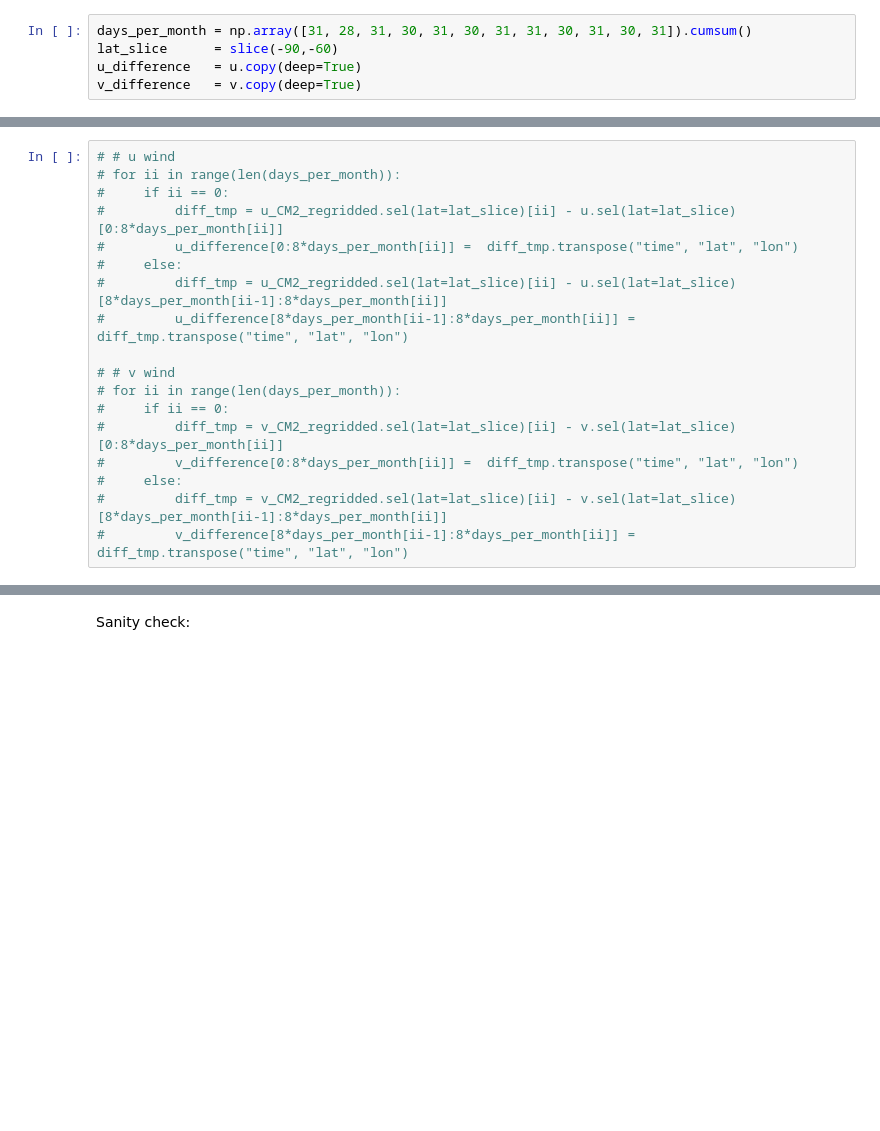
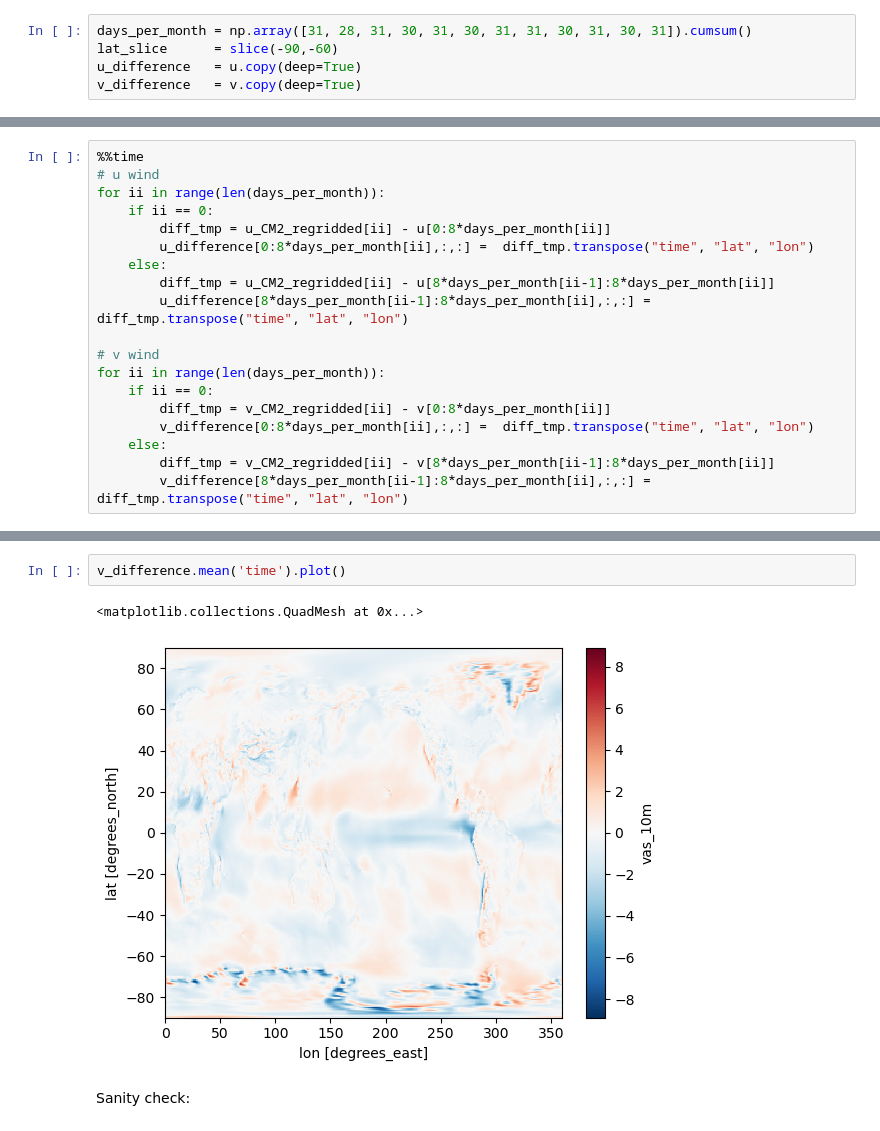
Before and after one commit to willaguiar/DSW-collaborative-project, a Jupyter notebook: JupyterCodes/CM2_bias_perturbation_setup.ipynb, the cells around one changed output, grey strips where cells are left out. Drawn from its saved outputs; the diff is of its cells as text; blank space fills up the shorter version.

```diff
--- a/JupyterCodes/CM2_bias_perturbation_setup.ipynb
+++ b/JupyterCodes/CM2_bias_perturbation_setup.ipynb
@@ -141,18 +136,19 @@ for ii in range(len(days_per_month)):
 # %%
-# # u wind
-# for ii in range(len(days_per_month)):
-#     if ii == 0:
-#         diff_tmp = u_CM2_regridded.sel(lat=lat_slice)[ii] - u.sel(lat=lat_slice)[0:8*days_per_month[ii]]
-#         u_difference[0:8*days_per_month[ii]] =  diff_tmp.transpose("time", "lat", "lon")
-#     else:
-#         diff_tmp = u_CM2_regridded.sel(lat=lat_slice)[ii] - u.sel(lat=lat_slice)[8*days_per_month[ii-1]:8*days_per_month[ii]]
-#         u_difference[8*days_per_month[ii-1]:8*days_per_month[ii]] =  diff_tmp.transpose("time", "lat", "lon")
+%%time
+# u wind
+for ii in range(len(days_per_month)):
+    if ii == 0:
+        diff_tmp = u_CM2_regridded[ii] - u[0:8*days_per_month[ii]]
+        u_difference[0:8*days_per_month[ii],:,:] =  diff_tmp.transpose("time", "lat", "lon")
+    else:
+        diff_tmp = u_CM2_regridded[ii] - u[8*days_per_month[ii-1]:8*days_per_month[ii]]
+        u_difference[8*days_per_month[ii-1]:8*days_per_month[ii],:,:] =  diff_tmp.transpose("time", "lat", "lon")
 
-# # v wind
-# for ii in range(len(days_per_month)):
-#     if ii == 0:
-#         diff_tmp = v_CM2_regridded.sel(lat=lat_slice)[ii] - v.sel(lat=lat_slice)[0:8*days_per_month[ii]]
-#         v_difference[0:8*days_per_month[ii]] =  diff_tmp.transpose("time", "lat", "lon")
-#     else:
-#         diff_tmp = v_CM2_regridded.sel(lat=lat_slice)[ii] - v.sel(lat=lat_slice)[8*days_per_month[ii-1]:8*days_per_month[ii]]
-#         v_difference[8*days_per_month[ii-1]:8*days_per_month[ii]] =  diff_tmp.transpose("time", "lat", "lon")
+# v wind
+for ii in range(len(days_per_month)):
+    if ii == 0:
+        diff_tmp = v_CM2_regridded[ii] - v[0:8*days_per_month[ii]]
+        v_difference[0:8*days_per_month[ii],:,:] =  diff_tmp.transpose("time", "lat", "lon")
+    else:
+        diff_tmp = v_CM2_regridded[ii] - v[8*days_per_month[ii-1]:8*days_per_month[ii]]
+        v_difference[8*days_per_month[ii-1]:8*days_per_month[ii],:,:] =  diff_tmp.transpose("time", "lat", "lon")
@@ -159,3 +158,8 @@ for ii in range(len(days_per_month)):
+# %%
+v_difference.mean('time').plot()
+# %% [output]
+<matplotlib.collections.QuadMesh at 0x...>
+[figure, added]
 # %% [markdown]
 Sanity check:
 # %%
```
Also changed, not shown: parts of 17 cells of this notebook.
